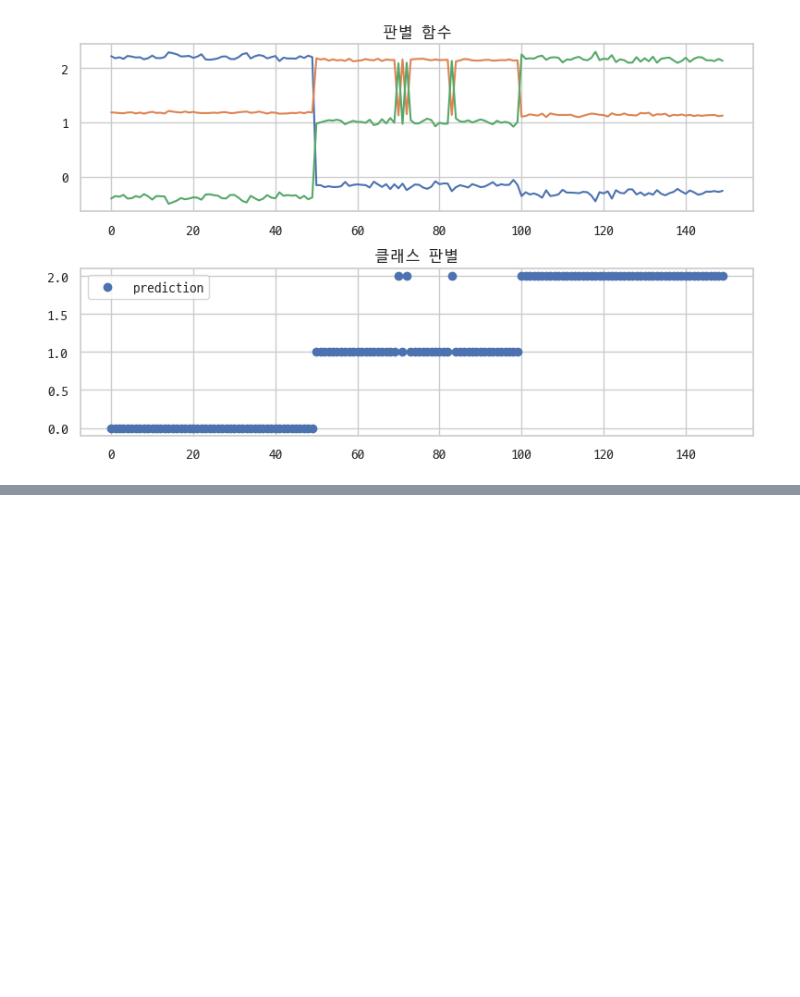
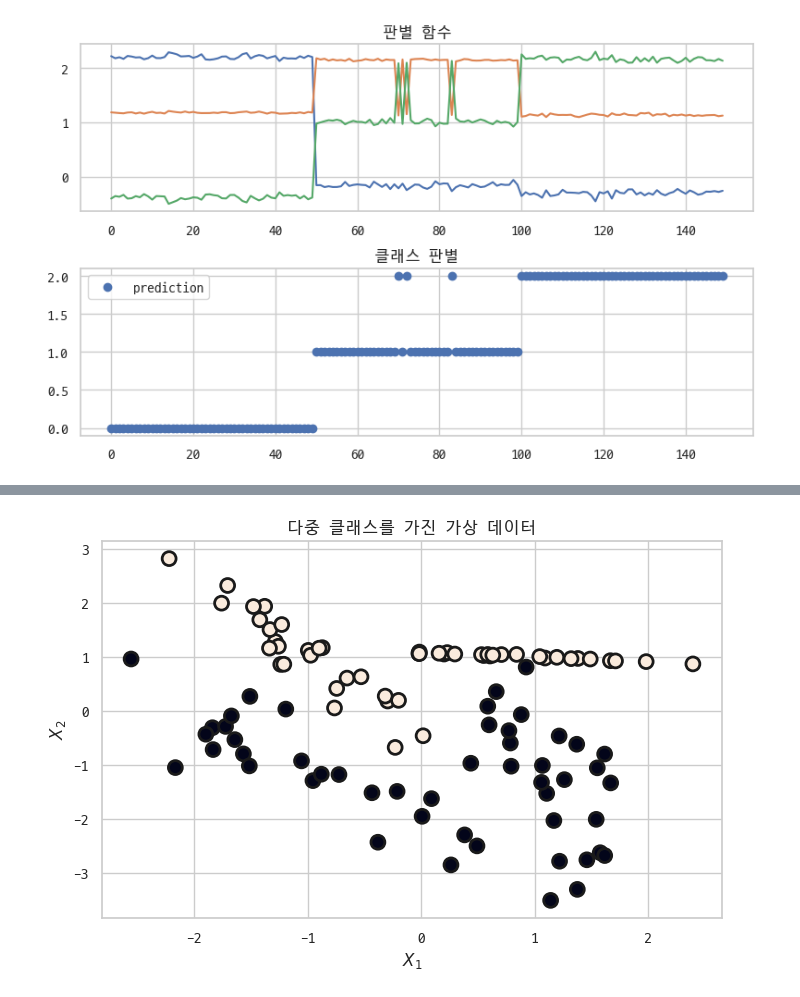
Before and after one commit to p829911/math, a Jupyter notebook: classification.ipynb, the cells around one changed output, grey strips where cells are left out. Drawn from its saved outputs; the diff is of its cells as text; code cells hidden in the pictures; blank space fills up the shorter version.

```diff
--- a/classification.ipynb
+++ b/classification.ipynb
@@ -229,0 +245,12 @@ plt.show()
+# %%
+plt.title("다중 클래스를 가진 가상 데이터")
+X, y = make_classification(n_features=2, n_informative=2, n_redundant=0,
+                          n_clusters_per_class=2, n_classes=2)
+plt.scatter(X[:, 0], X[:, 1], marker='o', c=y,
+            s=100, edgecolor="k", linewidth=2)
+
+plt.xlabel("$X_1$")
+plt.ylabel("$X_2$")
+plt.show()
+# %% [output]
+[figure, added]
```
Also changed, not shown: parts of 2 cells of this notebook, 2 other files.
